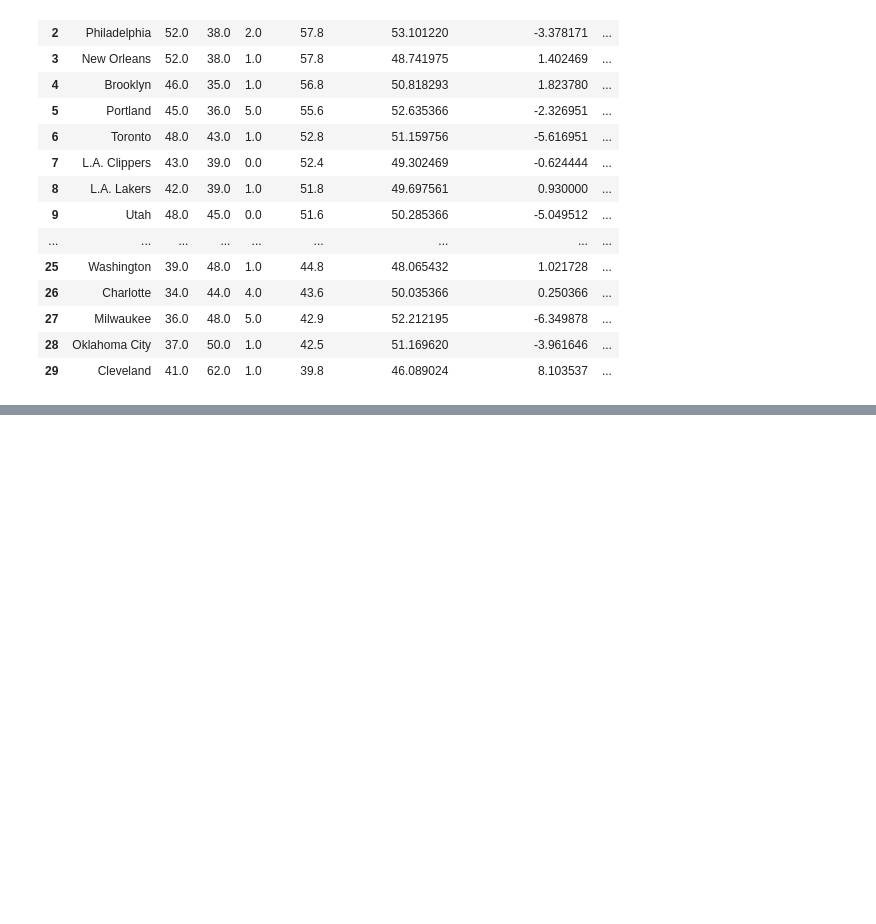
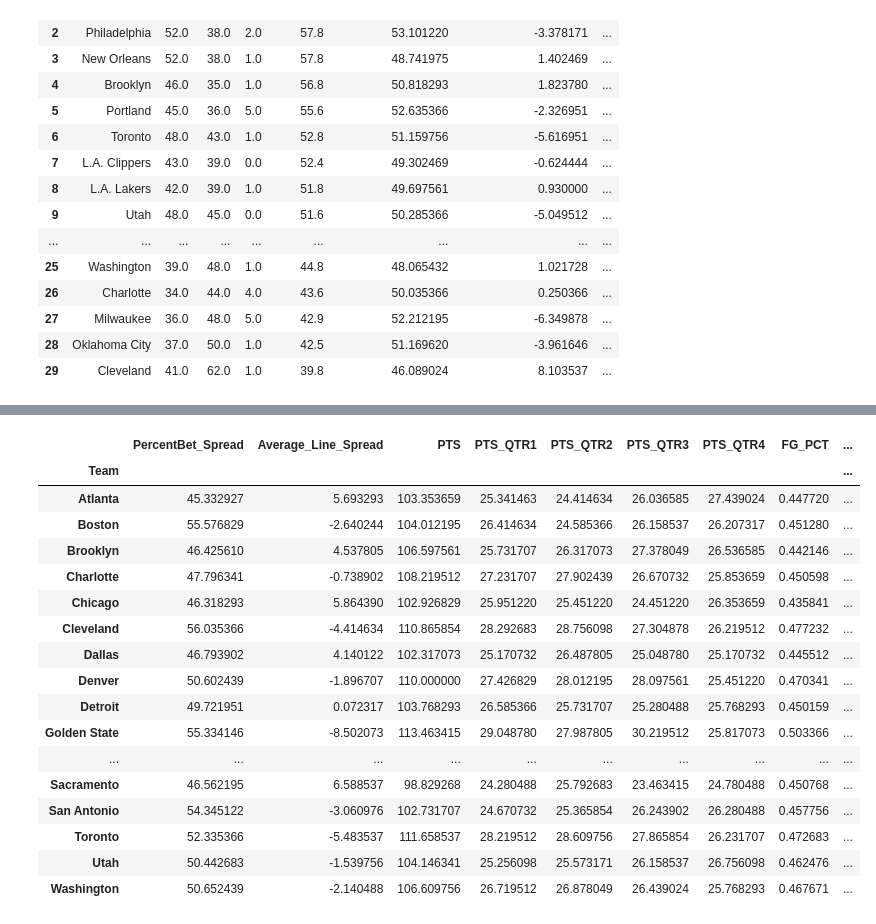
Before and after one commit to kyle-rgb/ETL_Project, a Jupyter notebook: MondayClean_New.ipynb, the cells around one changed output, grey strips where cells are left out. Cells and saved outputs as stored; diff of their text form; code cells hidden in the pictures; blank space fills up the shorter version.

```diff
--- a/MondayClean_New.ipynb
+++ b/MondayClean_New.ipynb
@@ -626,0 +539,12 @@ LinregressResult(slope=0.7553008505691808, intercept=12.181619901451569, rvalue=
+# %%
+for i, tup in mg_df2.iterrows():
+    y = tup["Spread"]
+    mg_df2.loc[i, "Spread_Result"] = -y
+# %%
+for i, row in mg_dfa.iterrows():
+    if row["Spread_Result"] > row["Average_Line_Spread"]:
+        mg_dfa.loc[i, "Spread_Wins"] = -1
+    elif row["Spread_Result"] == row["Average_Line_Spread"]:
+        mg_dfa.loc[i, "Spread_Wins"] = 0
+    else:
+        mg_dfa.loc[i, "Spread_Wins"] = 1
@@ -626,0 +559,2 @@ LinregressResult(slope=0.7553008505691808, intercept=12.181619901451569, rvalue=
+# %%
+mg_dfa.drop("Spread", axis=1, inplace=True)
@@ -626,0 +603,2 @@ LinregressResult(slope=0.7553008505691808, intercept=12.181619901451569, rvalue=
+# %%
+mg_dfa = mg_dfa.loc[:,["Date", "Location", "Team", "TEAM_WINS_LOSSES", "OppTeam", "PercentBet_Spread", "Average_Line_Spread", "PTS", "PTS_QTR1", "PTS_QTR2", "PTS_QTR3", "PTS_QTR4", "FG_PCT", "FT_PCT", "FG3_PCT", "AST", "REB", "TOV", "Spread_Result", "Spread_Wins"]]
@@ -626,0 +616,21 @@ LinregressResult(slope=0.7553008505691808, intercept=12.181619901451569, rvalue=
+# %%
+mg_dfa.groupby("Team").mean()
+# %% [output]
+|  | PercentBet_Spread | Average_Line_Spread | PTS | PTS_QTR1 | PTS_QTR2 | PTS_QTR3 | PTS_QTR4 | FG_PCT | ... |
+| Team |  |  |  |  |  |  |  |  | ... |
+| Atlanta | 45.332927 | 5.693293 | 103.353659 | 25.341463 | 24.414634 | 26.036585 | 27.439024 | 0.447720 | ... |
+| Boston | 55.576829 | -2.640244 | 104.012195 | 26.414634 | 24.585366 | 26.158537 | 26.207317 | 0.451280 | ... |
+| Brooklyn | 46.425610 | 4.537805 | 106.597561 | 25.731707 | 26.317073 | 27.378049 | 26.536585 | 0.442146 | ... |
+| Charlotte | 47.796341 | -0.738902 | 108.219512 | 27.231707 | 27.902439 | 26.670732 | 25.853659 | 0.450598 | ... |
+| Chicago | 46.318293 | 5.864390 | 102.926829 | 25.951220 | 25.451220 | 24.451220 | 26.353659 | 0.435841 | ... |
+| Cleveland | 56.035366 | -4.414634 | 110.865854 | 28.292683 | 28.756098 | 27.304878 | 26.219512 | 0.477232 | ... |
+| Dallas | 46.793902 | 4.140122 | 102.317073 | 25.170732 | 26.487805 | 25.048780 | 25.170732 | 0.445512 | ... |
+| Denver | 50.602439 | -1.896707 | 110.000000 | 27.426829 | 28.012195 | 28.097561 | 25.451220 | 0.470341 | ... |
+| Detroit | 49.721951 | 0.072317 | 103.768293 | 26.585366 | 25.731707 | 25.280488 | 25.768293 | 0.450159 | ... |
+| Golden State | 55.334146 | -8.502073 | 113.463415 | 29.048780 | 27.987805 | 30.219512 | 25.817073 | 0.503366 | ... |
+| ... | ... | ... | ... | ... | ... | ... | ... | ... | ... |
+| Sacramento | 46.562195 | 6.588537 | 98.829268 | 24.280488 | 25.792683 | 23.463415 | 24.780488 | 0.450768 | ... |
+| San Antonio | 54.345122 | -3.060976 | 102.731707 | 24.670732 | 25.365854 | 26.243902 | 26.280488 | 0.457756 | ... |
+| Toronto | 52.335366 | -5.483537 | 111.658537 | 28.219512 | 28.609756 | 27.865854 | 26.231707 | 0.472683 | ... |
+| Utah | 50.442683 | -1.539756 | 104.146341 | 25.256098 | 25.573171 | 26.158537 | 26.756098 | 0.462476 | ... |
+| Washington | 50.652439 | -2.140488 | 106.609756 | 26.719512 | 26.878049 | 26.439024 | 25.768293 | 0.467671 | ... |
```
Also changed, not shown: parts of 65 cells of this notebook, 1 other file.
